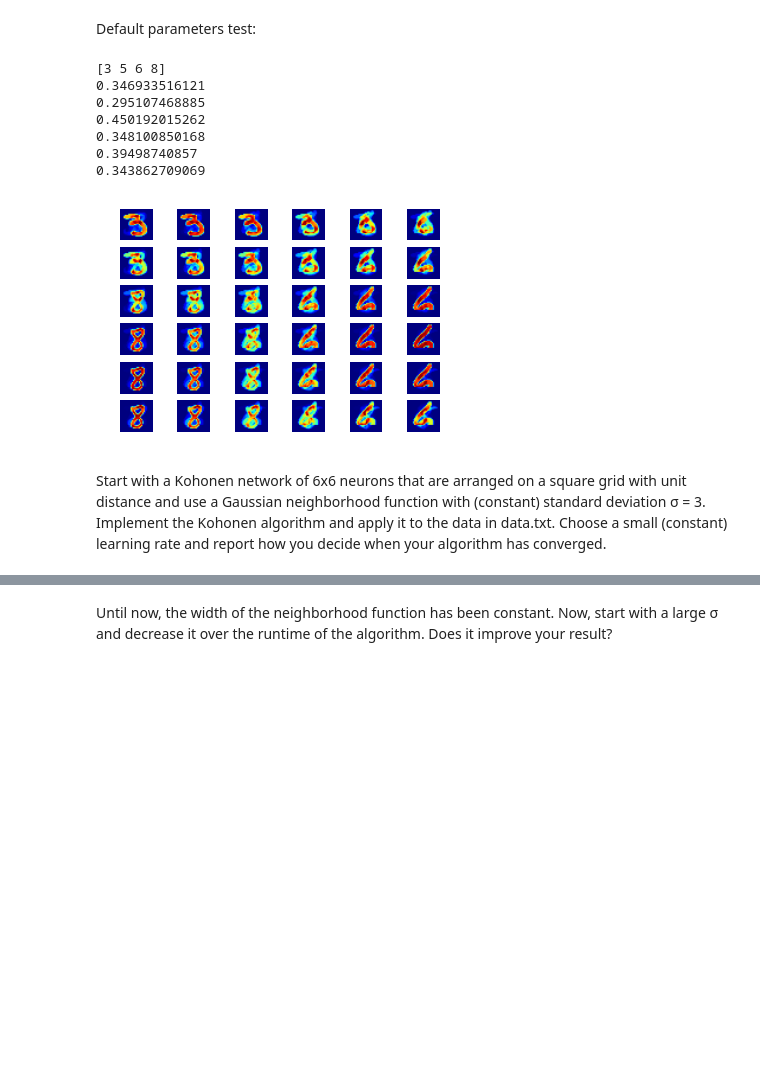
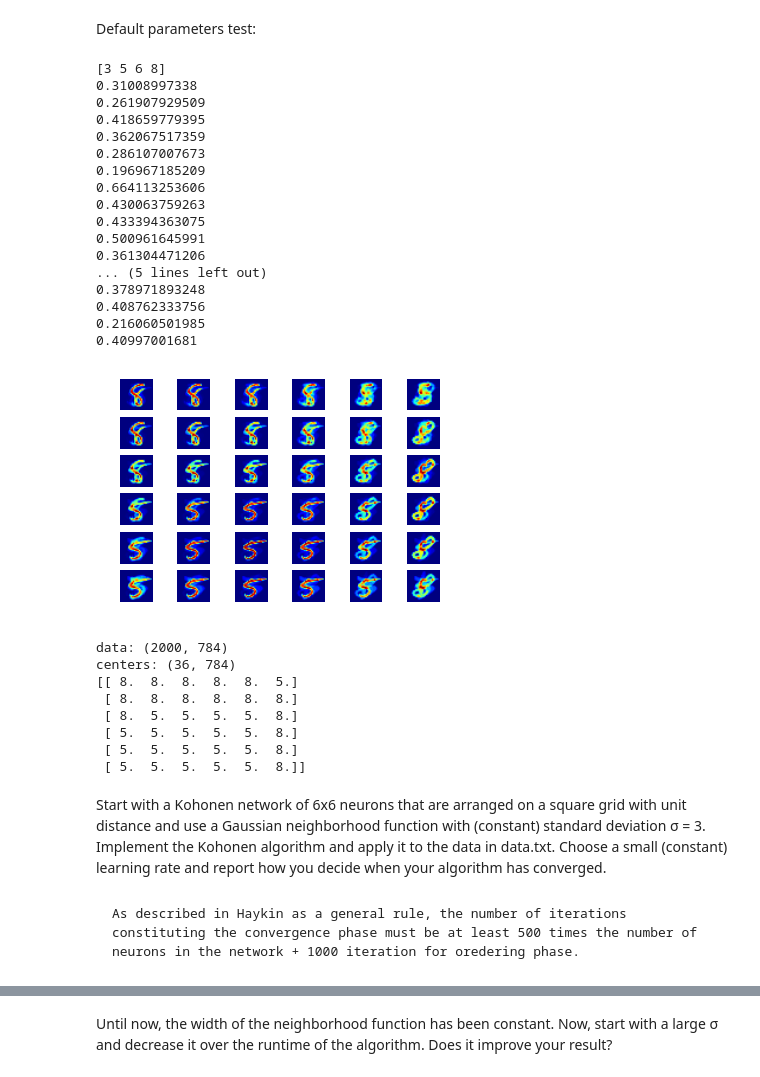
Before and after one commit to PaluchowskiMatthew/GuacOverflow, a Jupyter notebook: Project 1/miniproject1_data/Kohonen MiniProject 1.ipynb, the cells around one changed output, grey strips where cells are left out. Drawn from its saved outputs; the diff is of its cells as text; code cells hidden in the pictures; blank space fills up the shorter version.

Commit message:
Add prototype assignments function

```diff
--- a/Project 1/miniproject1_data/Kohonen MiniProject 1.ipynb
+++ b/Project 1/miniproject1_data/Kohonen MiniProject 1.ipynb
@@ -179,3 +179,6 @@ def kohonen(**kwarg):
         current_iter += 1
     print(np.sum(abs(centers - old_centers)) / np.sum(abs(old_centers)))
     plot_centers(centers, size_k)
+
+    assignments = get_assignments(centers, data, labels)
+    print_assignments(assignments)
@@ -182,20 +229,40 @@ def kohonen(**kwarg):
 # %% [markdown]
 Default parameters test:
 # %%
-kohonen()
+kohonen(maxiter=19000)
 # %% [output]
 [3 5 6 8]
-0.346933516121
-0.295107468885
-0.450192015262
-0.348100850168
-0.39498740857
-0.343862709069
+0.31008997338
+0.261907929509
+0.418659779395
+0.362067517359
+0.286107007673
+0.196967185209
+0.664113253606
+0.430063759263
+0.433394363075
+0.500961645991
+0.361304471206
+... (5 lines left out)
+0.378971893248
+0.408762333756
+0.216060501985
+0.40997001681
-[figure, old version]
+[figure, new version]
+data: (2000, 784)
+centers: (36, 784)
+[[ 8.  8.  8.  8.  8.  5.]
+ [ 8.  8.  8.  8.  8.  8.]
+ [ 8.  5.  5.  5.  5.  8.]
+ [ 5.  5.  5.  5.  5.  8.]
+ [ 5.  5.  5.  5.  5.  8.]
+ [ 5.  5.  5.  5.  5.  8.]]
 # %% [markdown]
 Start with a Kohonen network of 6x6 neurons that are arranged on a square grid
 with unit distance and use a Gaussian neighborhood function with (constant)
 standard deviation σ = 3. Implement the Kohonen algorithm and apply it to the
 data in data.txt. Choose a small (constant) learning rate and report how you
 decide when your algorithm has converged.
+# %% [markdown]
+    As described in Haykin as a general rule, the number of iterations constituting the convergence phase must be at least 500 times the number of neurons in the network + 1000 iteration for oredering phase.
 # %%
```
Also changed, not shown: parts of 3 cells of this notebook.
